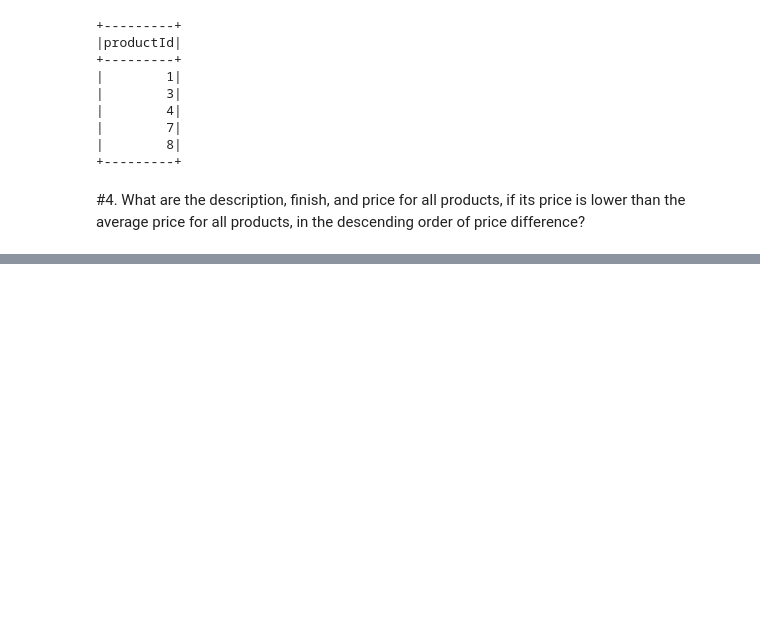
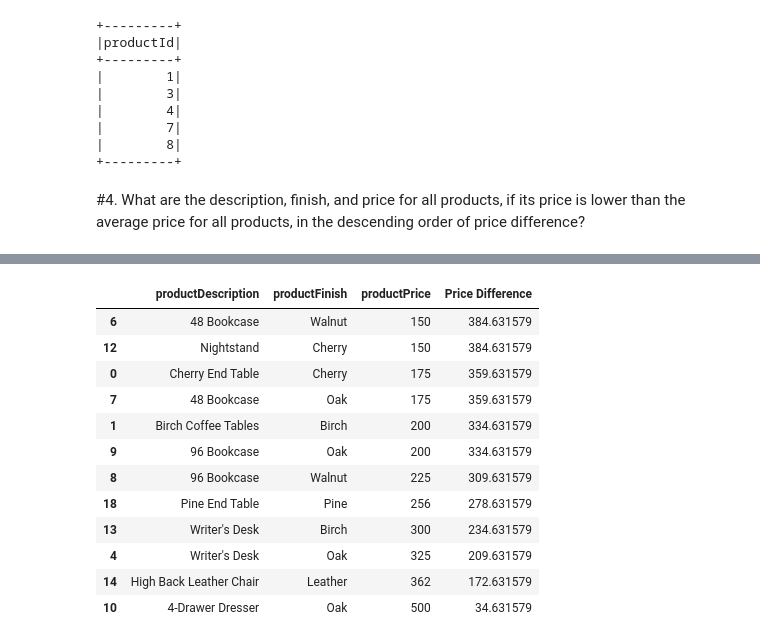
Before and after one commit to Ch256981/IMLP347, a Jupyter notebook: HW1_Ko_I_Hung.ipynb, the cells around one changed output, grey strips where cells are left out. Saved outputs shown, nothing was run; the diff lists cells and outputs as text; code cells hidden in the pictures; blank space fills up the shorter version.

```diff
--- a/HW1_Ko_I_Hung.ipynb
+++ b/HW1_Ko_I_Hung.ipynb
@@ -514,0 +580,20 @@ sp_df.groupBy("productId").sum("orderedQuantity").filter("sum(orderedQuantity) >
+# %%
+# 704
+(pd_df.assign(**{'Price Difference': pd_df['productPrice'].mean() - pd_df['productPrice']})
+    .query('productPrice < @avg_price')
+    .sort_values(by='Price Difference', ascending=False)
+    [['productDescription', 'productFinish', 'productPrice', 'Price Difference']])
+# %% [output]
+|  | productDescription | productFinish | productPrice | Price Difference |
+| 6 | 48 Bookcase | Walnut | 150 | 384.631579 |
+| 12 | Nightstand | Cherry | 150 | 384.631579 |
+| 0 | Cherry End Table | Cherry | 175 | 359.631579 |
+| 7 | 48 Bookcase | Oak | 175 | 359.631579 |
+| 1 | Birch Coffee Tables | Birch | 200 | 334.631579 |
+| 9 | 96 Bookcase | Oak | 200 | 334.631579 |
+| 8 | 96 Bookcase | Walnut | 225 | 309.631579 |
+| 18 | Pine End Table | Pine | 256 | 278.631579 |
+| 13 | Writer's Desk | Birch | 300 | 234.631579 |
+| 4 | Writer's Desk | Oak | 325 | 209.631579 |
+| 14 | High Back Leather Chair | Leather | 362 | 172.631579 |
+| 10 | 4-Drawer Dresser | Oak | 500 | 34.631579 |
```
Also changed, not shown: parts of 6 cells of this notebook.
